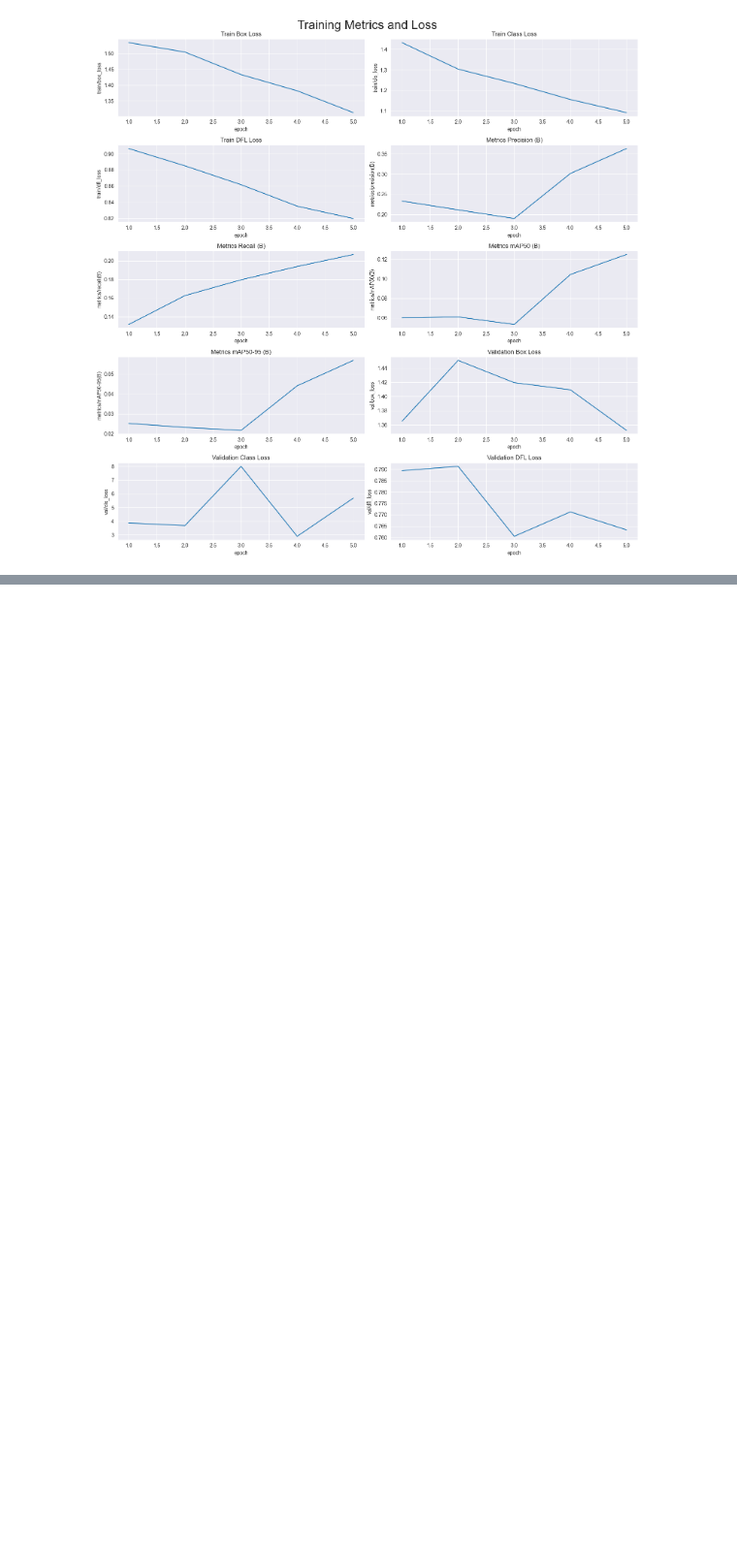
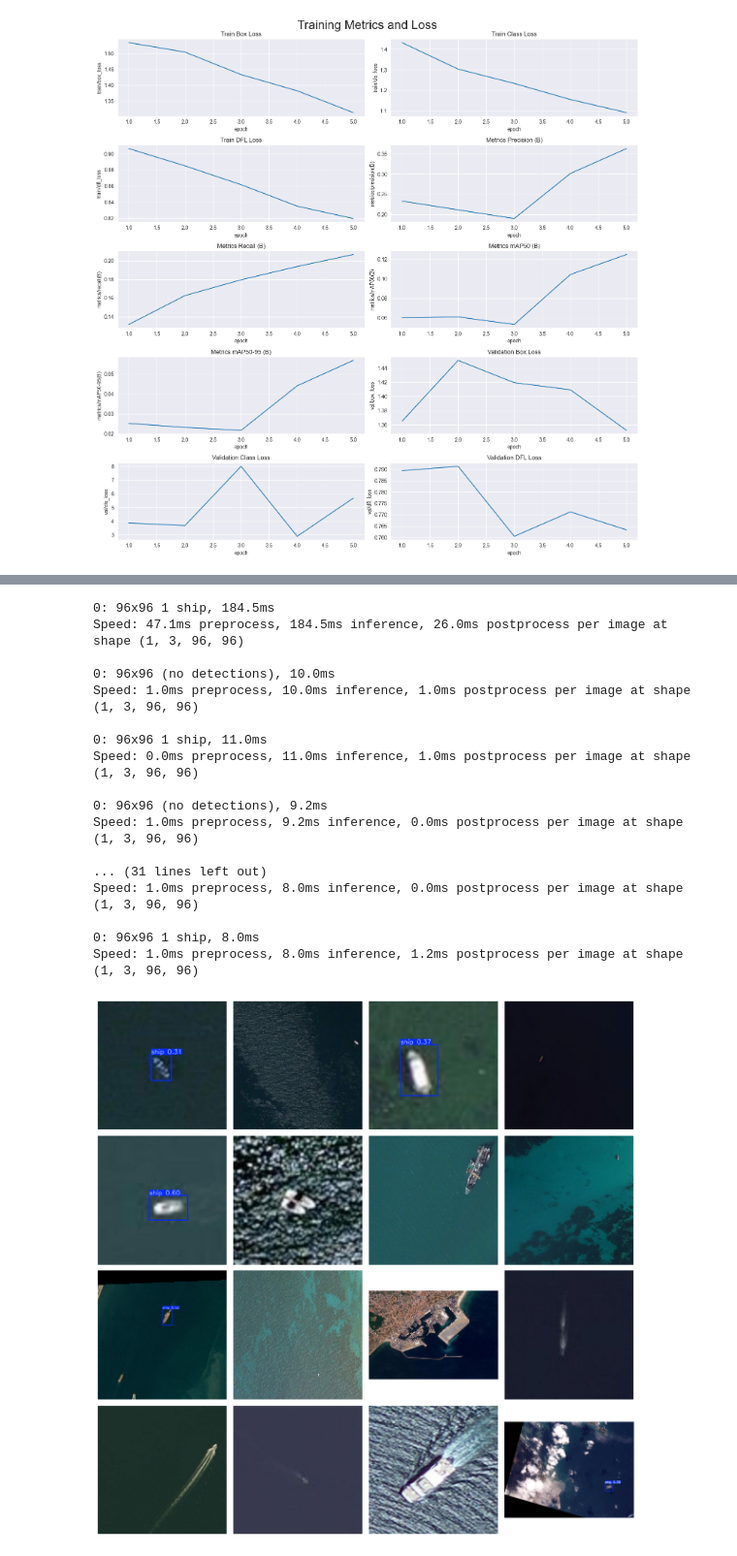
Before and after one commit to binghantsai/final-AI, a Jupyter notebook: yolo.ipynb, the cells around one changed output, grey strips where cells are left out. Shown at 97% size. Cells and saved outputs as stored; diff of their text form; code cells hidden in the pictures; blank space fills up the shorter version.

```diff
--- a/yolo.ipynb
+++ b/yolo.ipynb
@@ -219,0 +273,69 @@ metrics = model.val(conf = 0.25, split = 'test')
+# %%
+# Function to perform ship detections
+def ship_detect(img_path):
+
+    # Read the image
+    img = cv2.imread(img_path)
+
+    # Pass the image through the detection model and get the result
+    detect_result = model(img)
+
+    # Plot the detections
+    detect_img = detect_result[0].plot()
+
+    # Convert the image to RGB format
+    detect_img = cv2.cvtColor(detect_img, cv2.COLOR_BGR2RGB)
+
+    return detect_img
+# %%
+import random
+
+# Define the directory where the custom images are stored
+#
+custom_image_dir = './ships-aerial-images/test/images'
+
+# Get the list of image files in the directory
+image_files = os.listdir(custom_image_dir)
+
+# Select 16 random images from the list
+#selected_images = random.sample(image_files, 16)
+
+# Create a figure with subplots for each image
+fig, axes = plt.subplots(nrows=4, ncols=4, figsize=(15, 15))
+
+# Iterate over the selected images and plot each one
+for i, img_file in enumerate(selected_images):
+
+    # Compute the row and column index of the current subplot
+    row_idx = i // 4
+    col_idx = i % 4
+
+    # Load the current image and run object detection
+    img_path = os.path.join(custom_image_dir, img_file)
+    detect_img = ship_detect(img_path)
+
+    # Plot the current image on the appropriate subplot
+    axes[row_idx, col_idx].imshow(detect_img)
+    axes[row_idx, col_idx].axis('off')
+
+# Adjust the spacing between the subplots
+plt.subplots_adjust(wspace=0.05, hspace=0.05)
+# %% [output]
+0: 96x96 1 ship, 184.5ms
+Speed: 47.1ms preprocess, 184.5ms inference, 26.0ms postprocess per image at shape (1, 3, 96, 96)
+
+0: 96x96 (no detections), 10.0ms
+Speed: 1.0ms preprocess, 10.0ms inference, 1.0ms postprocess per image at shape (1, 3, 96, 96)
+
+0: 96x96 1 ship, 11.0ms
+Speed: 0.0ms preprocess, 11.0ms inference, 1.0ms postprocess per image at shape (1, 3, 96, 96)
+
+0: 96x96 (no detections), 9.2ms
+Speed: 1.0ms preprocess, 9.2ms inference, 0.0ms postprocess per image at shape (1, 3, 96, 96)
+
+... (31 lines left out)
+Speed: 1.0ms preprocess, 8.0ms inference, 0.0ms postprocess per image at shape (1, 3, 96, 96)
+
+0: 96x96 1 ship, 8.0ms
+Speed: 1.0ms preprocess, 8.0ms inference, 1.2ms postprocess per image at shape (1, 3, 96, 96)
+[figure, added]
```
Also changed, not shown: parts of 7 cells of this notebook.
